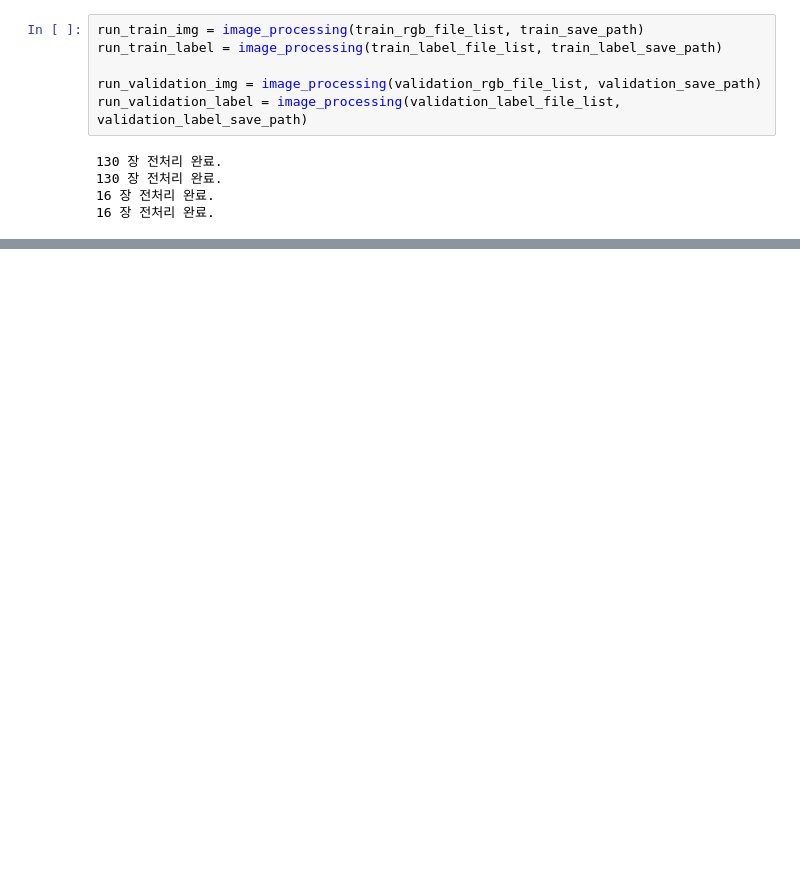
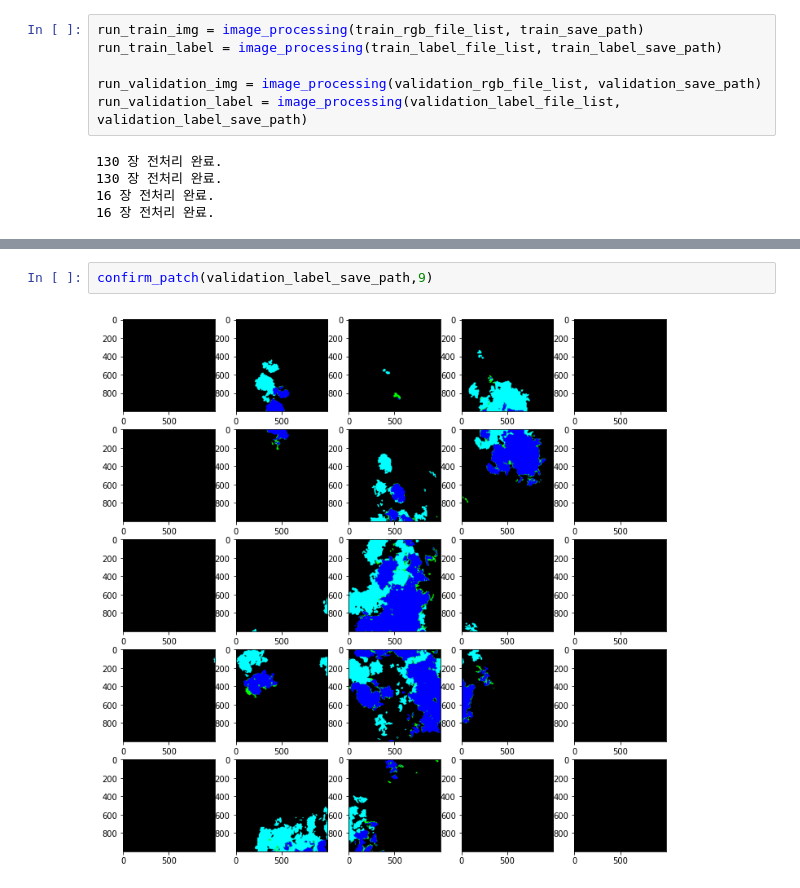
Before and after one commit to TEAM-LuckyDay/Cloud_segmentation, a Jupyter notebook: patch_main_code.ipynb, the cells around one changed output, grey strips where cells are left out. Saved outputs shown, nothing was run; the diff lists cells and outputs as text; blank space fills up the shorter version.

```diff
--- a/patch_main_code.ipynb
+++ b/patch_main_code.ipynb
@@ -101,0 +126,4 @@ run_validation_label = image_processing(validation_label_file_list, validation_l
+# %%
+confirm_patch(validation_label_save_path,9)
+# %% [output]
+[figure, added]
```
Also changed, not shown: parts of 9 cells of this notebook.
